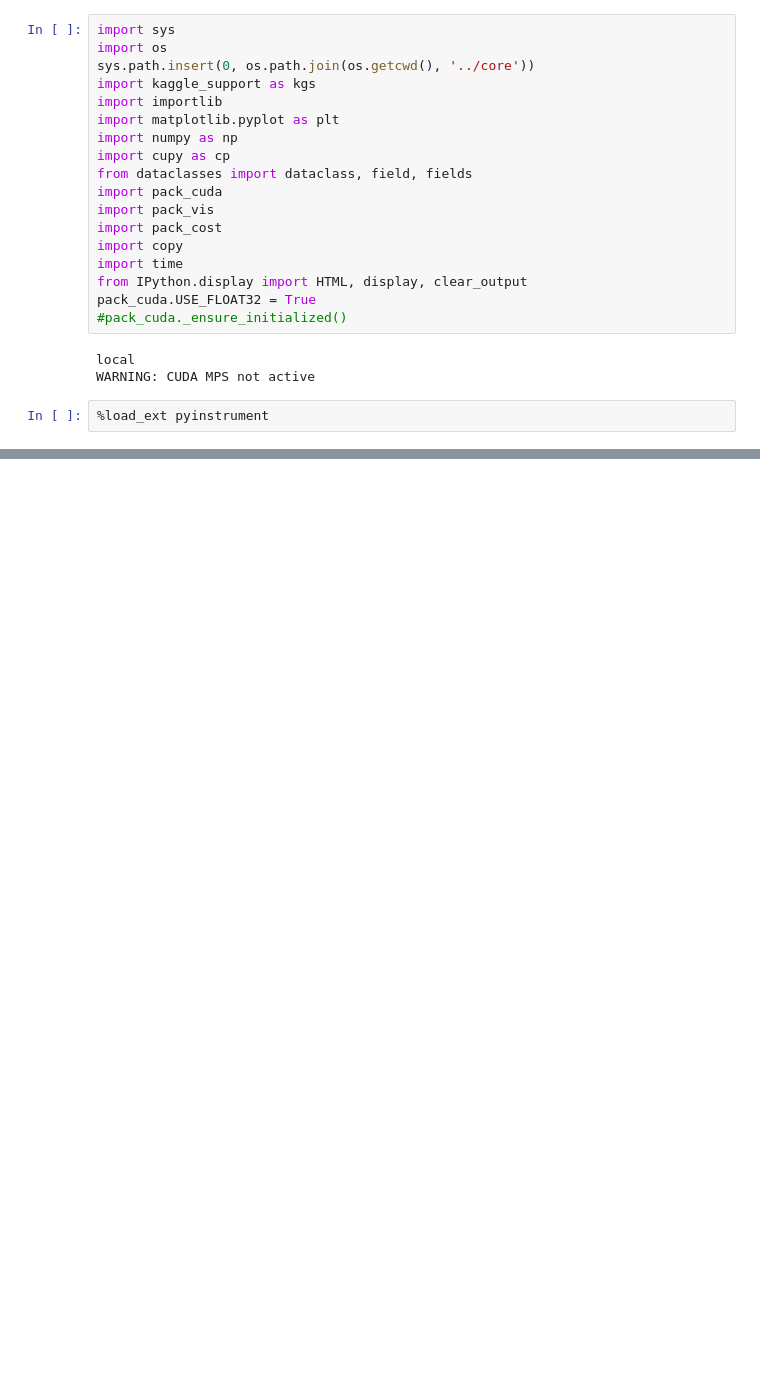
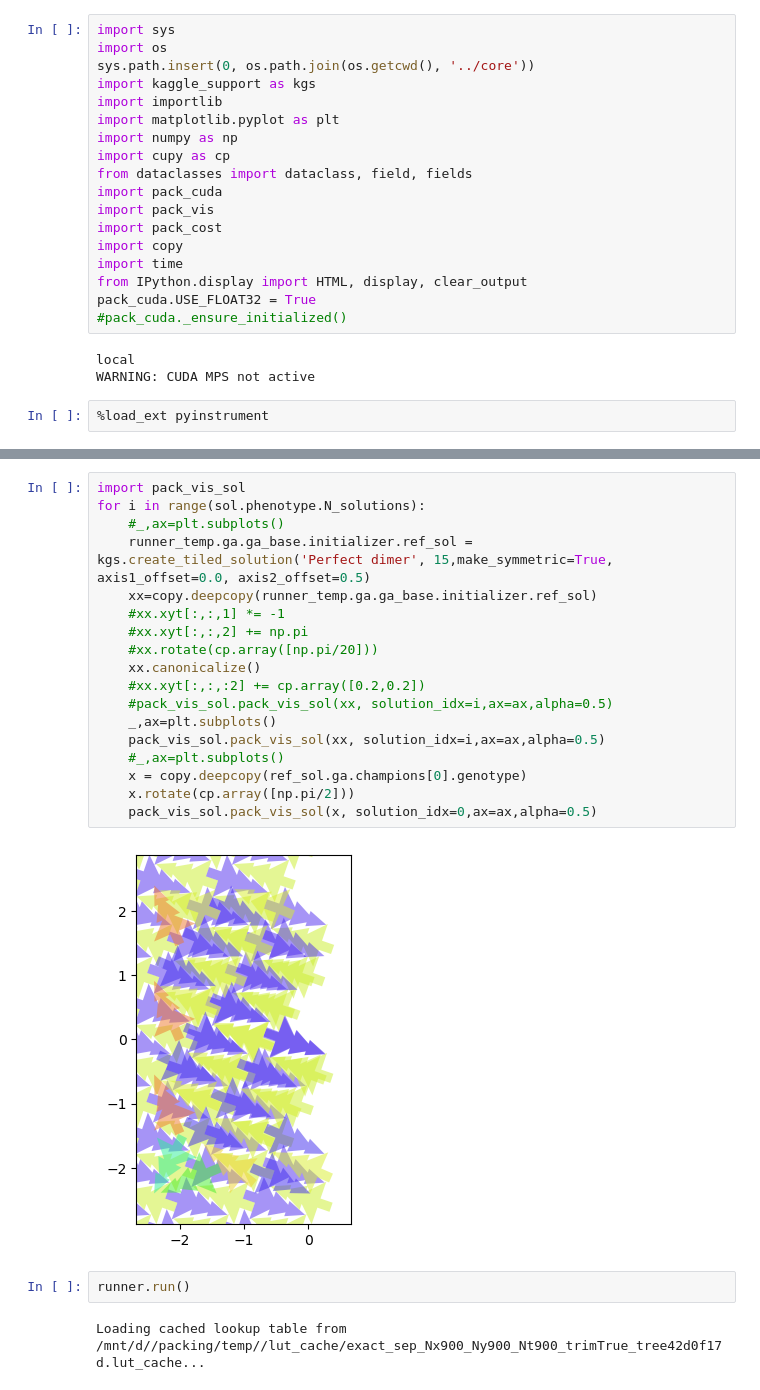
Before and after one commit to jcottaar/packing, a Jupyter notebook: analysis/test_ga.ipynb, the cells around one changed output, grey strips where cells are left out. Cells and saved outputs as stored; diff of their text form; blank space fills up the shorter version.

```diff
--- a/analysis/test_ga.ipynb
+++ b/analysis/test_ga.ipynb
@@ -53,0 +89,24 @@ Loading cached lookup table from /mnt/d//packing/temp//lut_cache/exact_sep_Nx900
+# %%
+import pack_vis_sol
+for i in range(sol.phenotype.N_solutions):
+    #_,ax=plt.subplots()
+    runner_temp.ga.ga_base.initializer.ref_sol = kgs.create_tiled_solution('Perfect dimer', 15,make_symmetric=True, axis1_offset=0.0, axis2_offset=0.5)
+    xx=copy.deepcopy(runner_temp.ga.ga_base.initializer.ref_sol)
+    #xx.xyt[:,:,1] *= -1
+    #xx.xyt[:,:,2] += np.pi
+    #xx.rotate(cp.array([np.pi/20]))
+    xx.canonicalize()
+    #xx.xyt[:,:,:2] += cp.array([0.2,0.2])
+    #pack_vis_sol.pack_vis_sol(xx, solution_idx=i,ax=ax,alpha=0.5)
+    _,ax=plt.subplots()
+    pack_vis_sol.pack_vis_sol(xx, solution_idx=i,ax=ax,alpha=0.5)
+    #_,ax=plt.subplots()
+    x = copy.deepcopy(ref_sol.ga.champions[0].genotype)
+    x.rotate(cp.array([np.pi/2]))
+    pack_vis_sol.pack_vis_sol(x, solution_idx=0,ax=ax,alpha=0.5)
+# %% [output]
+[figure, added]
+# %%
+runner.run()
+# %% [output]
+Loading cached lookup table from /mnt/d//packing/temp//lut_cache/exact_sep_Nx900_Ny900_Nt900_trimTrue_tree42d0f17d.lut_cache...
```
Also changed, not shown: parts of 3 cells of this notebook, 4 other files.
